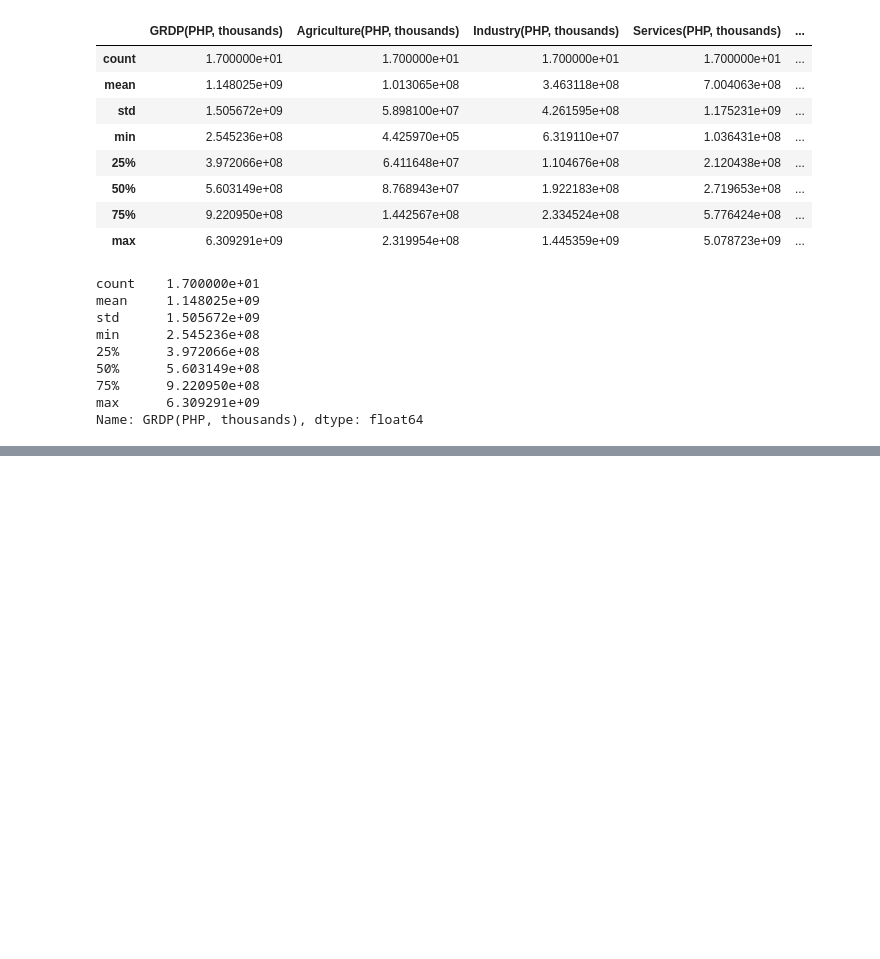
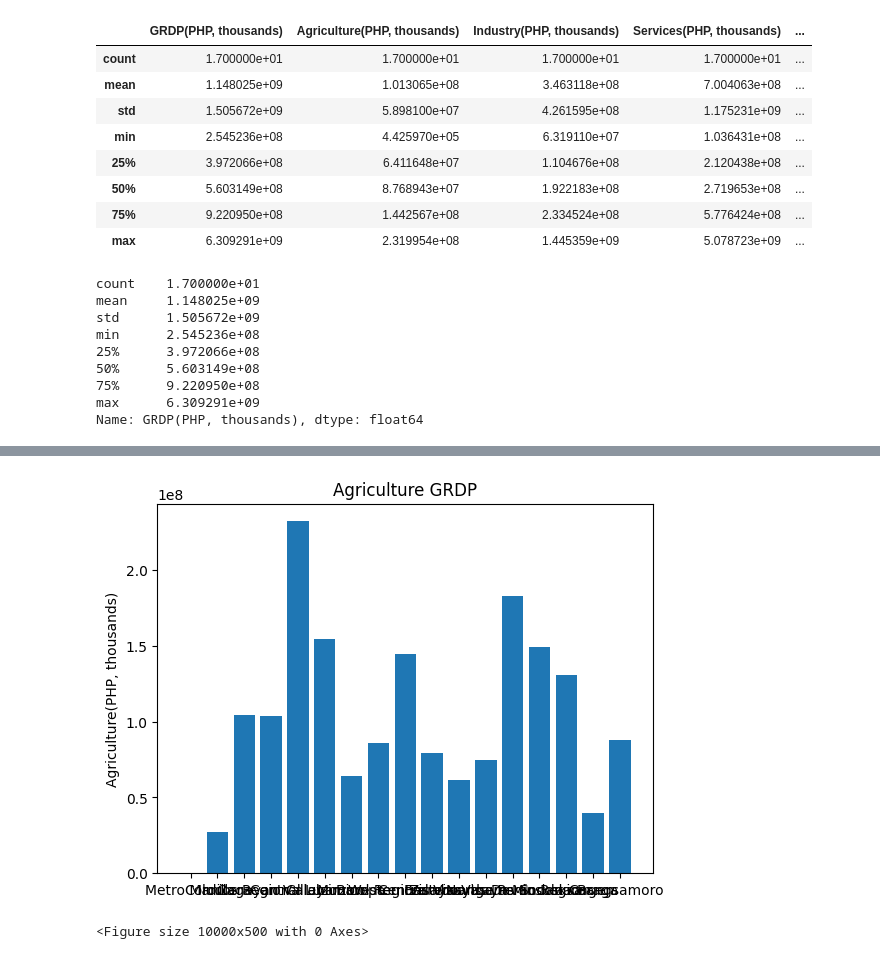
Before and after one commit to lkpanganiban/python-data-wrangling-tutorial, a Jupyter notebook: 2. Data Wrangling.ipynb, the cells around one changed output, grey strips where cells are left out. Saved outputs shown, nothing was run; the diff lists cells and outputs as text; code cells hidden in the pictures; blank space fills up the shorter version.

```diff
--- a/2. Data Wrangling.ipynb
+++ b/2. Data Wrangling.ipynb
@@ -156,0 +179,23 @@ Name: GRDP(PHP, thousands), dtype: float64
+# %%
+fig, ax = plt.pyplot.subplots()
+
+regions_data = economics_data["Region"]
+regions_label = regions_data.to_list()
+
+agriculture_data = economics_data["Agriculture(PHP, thousands)"]
+agriculture_label = agriculture_data.to_list()
+
+# fruits = ['apple', 'blueberry', 'cherry', 'orange']
+# counts = [40, 100, 30, 55]
+# bar_labels = ['red', 'blue', '_red', 'orange']
+# bar_colors = ['tab:red', 'tab:blue', 'tab:red', 'tab:orange']
+
+ax.bar(regions_label, agriculture_label, label=regions_label)
+
+ax.set_ylabel('Agriculture(PHP, thousands)')
+ax.set_title('Agriculture GRDP')
+# ax.legend(title='Fruit color')
+plt.pyplot.show()
+# %% [output]
+[figure, added]
+<Figure size 10000x500 with 0 Axes>
```
Also changed, not shown: parts of 3 cells of this notebook.
